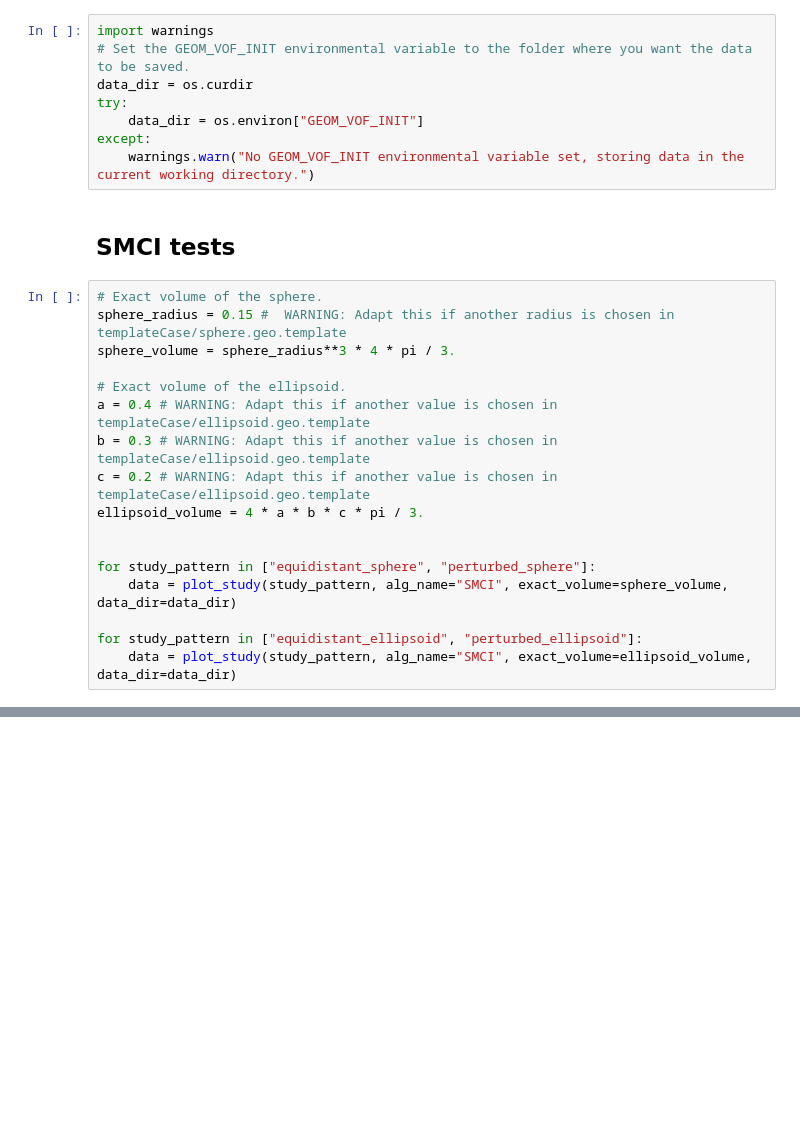
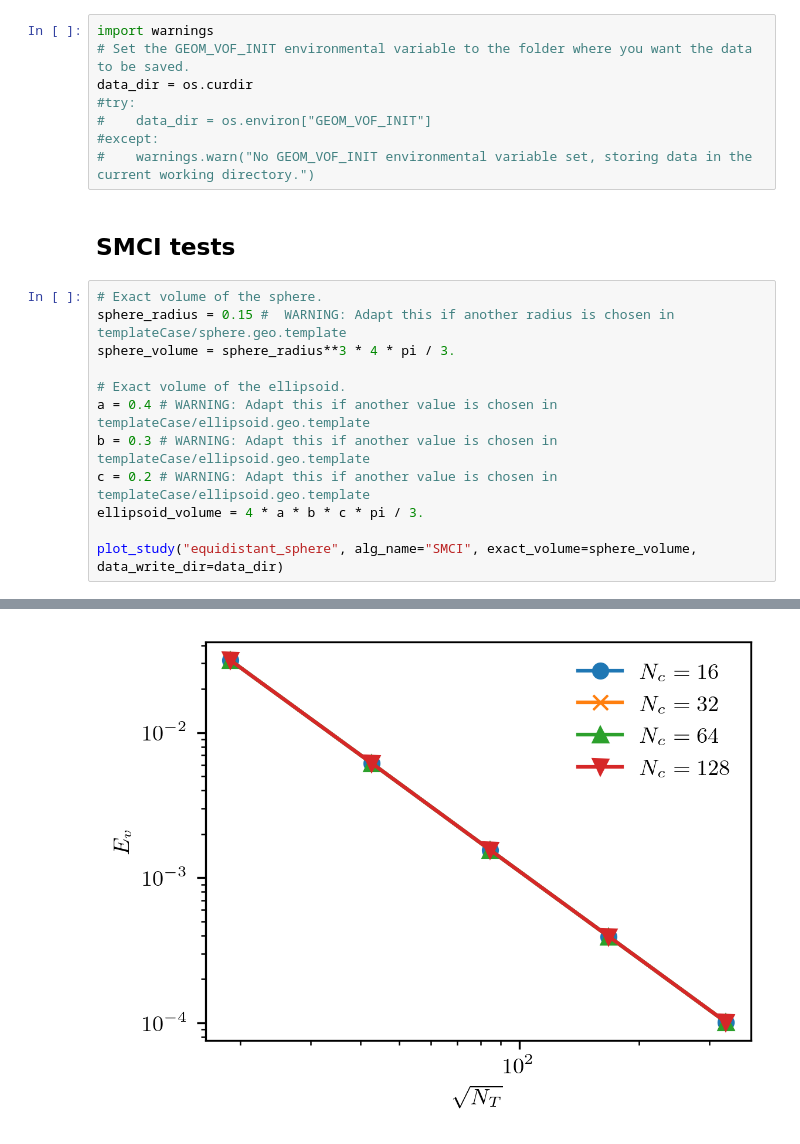
Before and after one commit to CRC-1194/argo, a Jupyter notebook: cases/3Dinit/smci-vof-init.ipynb, the cells around one changed output, grey strips where cells are left out. Drawn from its saved outputs; the diff is of its cells as text; blank space fills up the shorter version.

Commit message:
SMCI arXiv results

```diff
--- a/cases/3Dinit/smci-vof-init.ipynb
+++ b/cases/3Dinit/smci-vof-init.ipynb
@@ -29,10 +9,10 @@ from plot_study import *
 import warnings
 # Set the GEOM_VOF_INIT environmental variable to the folder where you want the data to be saved.
 data_dir = os.curdir
-try:
-    data_dir = os.environ["GEOM_VOF_INIT"]
-except:
-    warnings.warn("No GEOM_VOF_INIT environmental variable set, storing data in the current working directory.")
+#try:
+#    data_dir = os.environ["GEOM_VOF_INIT"]
+#except:
+#    warnings.warn("No GEOM_VOF_INIT environmental variable set, storing data in the current working directory.")
 # %% [markdown]
 ## SMCI tests
 # %%
@@ -46,9 +26,5 @@ b = 0.3 # WARNING: Adapt this if another value is chosen in templateCase/ellipso
 c = 0.2 # WARNING: Adapt this if another value is chosen in templateCase/ellipsoid.geo.template
 ellipsoid_volume = 4 * a * b * c * pi / 3.
 
-
-for study_pattern in ["equidistant_sphere", "perturbed_sphere"]:
-    data = plot_study(study_pattern, alg_name="SMCI", exact_volume=sphere_volume, data_dir=data_dir)
-
-for study_pattern in ["equidistant_ellipsoid", "perturbed_ellipsoid"]:
-    data = plot_study(study_pattern, alg_name="SMCI", exact_volume=ellipsoid_volume, data_dir=data_dir)
+plot_study("equidistant_sphere", alg_name="SMCI", exact_volume=sphere_volume, data_write_dir=data_dir)
+# %% [output]
@@ -54,0 +48 @@ for study_pattern in ["equidistant_ellipsoid", "perturbed_ellipsoid"]:
+[figure, added]
```
Also changed, not shown: parts of 6 cells of this notebook, 3 other files.
